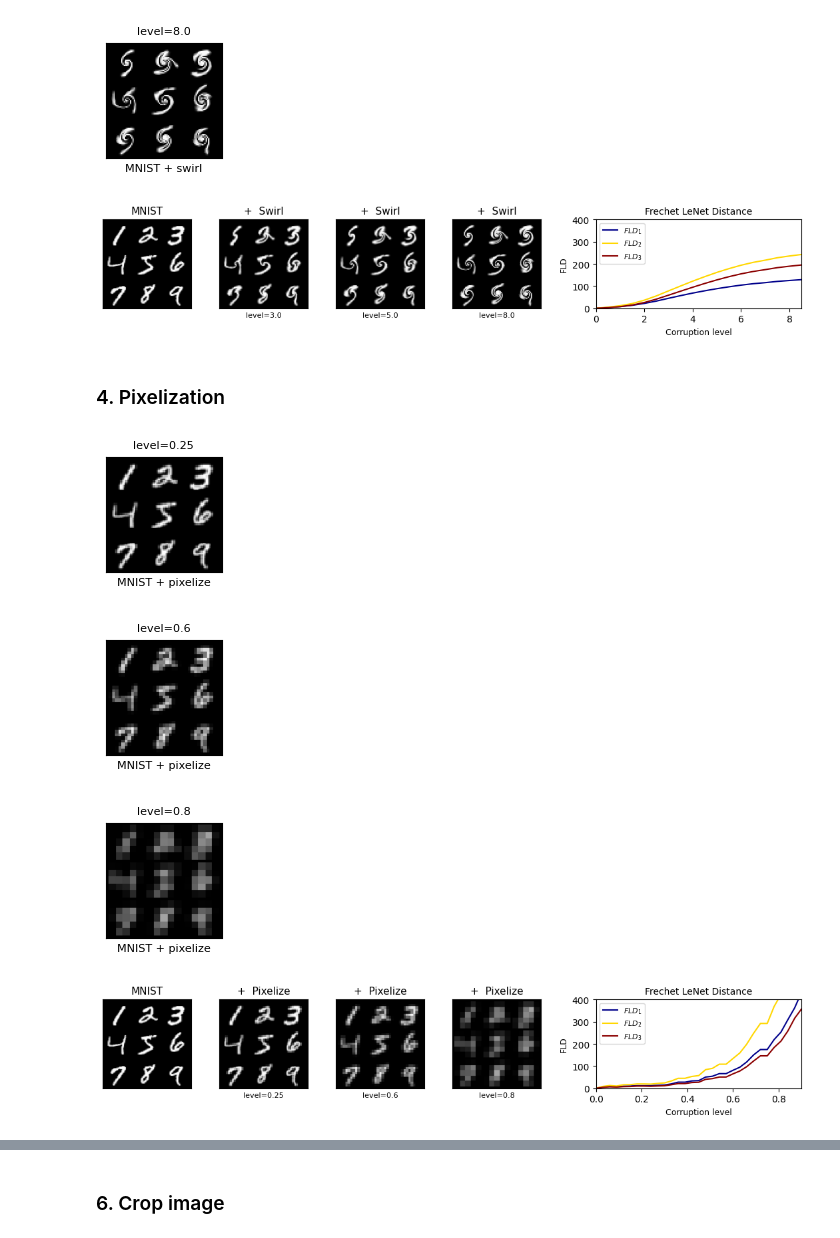
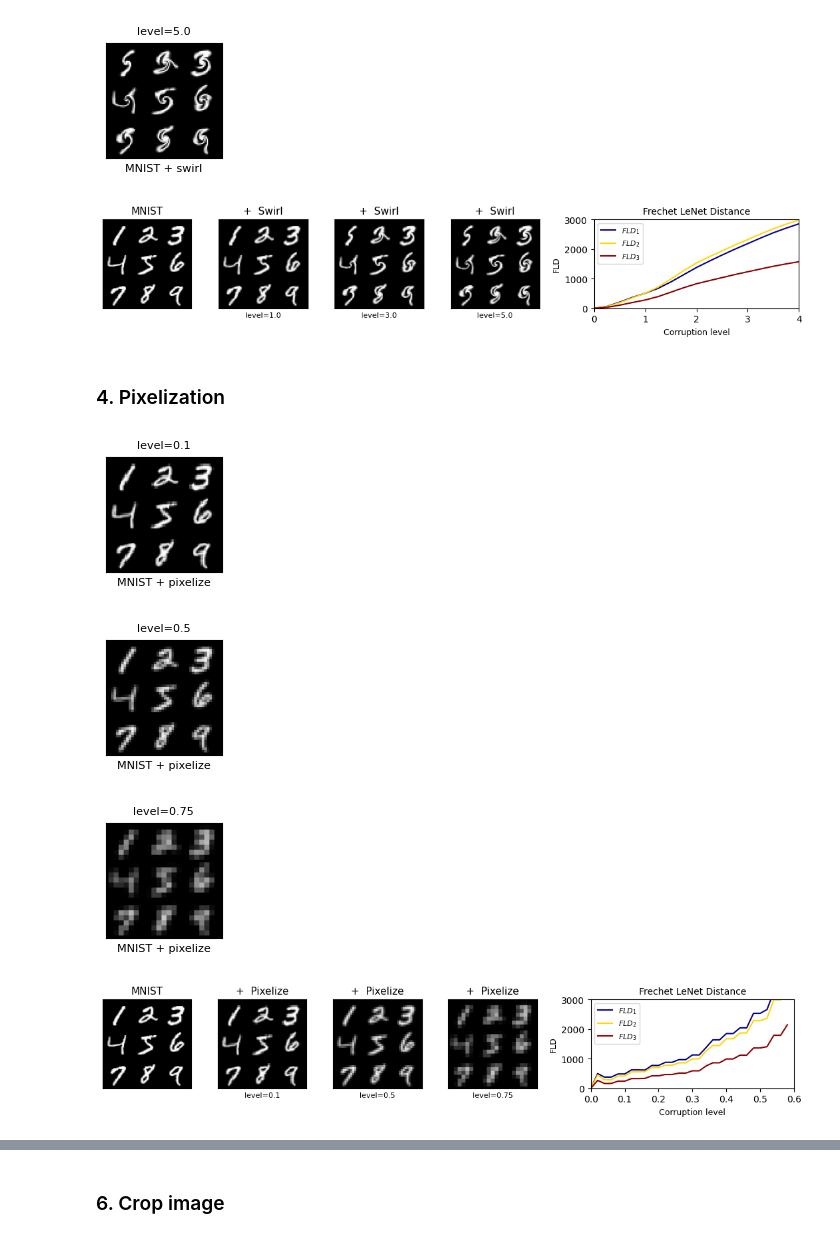
Before and after one commit to dfaroughy/FID-MNIST, a Jupyter notebook: example_MNIST.ipynb, the cells around one changed output, grey strips where cells are left out. Drawn from its saved outputs; the diff is of its cells as text; code cells hidden in the pictures.

```diff
--- a/example_MNIST.ipynb
+++ b/example_MNIST.ipynb
@@ -3,14 +3,15 @@
 # %%
 import torch
 import numpy as np
-from models import LeNet5
+from models import LeNet5, CNN
 from utils import plot_combined_with_mnist_grid
 from dataset import load_nist_data, get_test_samples
 from fcd import fld_NIST
+import  torch.nn as nn
 
 device = 'cuda:0'
-lenet = LeNet5(num_classes=10)
-lenet.load_state_dict(torch.load('models/LeNet5_MNIST.pth'))
+lenet = CNN(init_filters=32, dim_hidden=(256, 128), dropout=(0.25, 0.1), num_classes=10)
+lenet.load_state_dict(torch.load('models/CNN_v2_MNIST.pth'))
 lenet.eval()
 
 #...Load MNIST reference dataset
@@ -144,39 +145,39 @@ plot_combined_with_mnist_grid(samples=[digits, digits_swirl_1, digits_swirl_2, d
                               distortion='Swirl',
                               name='MNIST',
                               dist_levels=['', r'level={}'.format(swirl_level_1), r'level={}'.format(swirl_level_2), r'level={}'.format(swirl_level_3)],
-                              xlim=(0, 8.5),
-                              ylim=(0, 400),
+                              xlim=(0, 4.0),
+                              ylim=(0, 3000),
                               figsize=(11,2.25))
 # %% [output]
-[figure, old version]
+[figure, new version]
 # %% [markdown]
 ### 4. Pixelization
 # %%
 corruption = 'pixelize'
 
-pix_level_1 = 0.25
-pix_level_2 = 0.6
-pix_level_3 = 0.8
+pix_level_1 = 0.1
+pix_level_2 = 0.5
+pix_level_3 = 0.75
 
 digits_pix_1 = get_test_samples(name='MNIST', corruption=corruption, level=pix_level_1, plot=True)
 digits_pix_2 = get_test_samples(name='MNIST', corruption=corruption, level=pix_level_2, plot=True)
 digits_pix_3 = get_test_samples(name='MNIST', corruption=corruption, level=pix_level_3, plot=True)
 # %% [output]
-[figure, old version]
+[figure, new version]
-[figure, old version]
+[figure, new version]
-[figure, old version]
+[figure, new version]
 # %%
-fcd_1_pix = fld_NIST(model=lenet, name='MNIST', corruption=corruption, values=np.arange(0.0, 1, 0.03), activation_layer='fc1', device=device)
-fcd_2_pix = fld_NIST(model=lenet, name='MNIST', corruption=corruption, values=np.arange(0.0, 1, 0.03), activation_layer='fc2', device=device)
-fcd_3_pix = fld_NIST(model=lenet, name='MNIST', corruption=corruption, values=np.arange(0.0, 1, 0.03), activation_layer='fc3', device=device)
+fcd_1_pix = fld_NIST(model=lenet, name='MNIST', corruption=corruption, values=np.arange(0.0, .6, 0.02), activation_layer='fc1', device=device)
+fcd_2_pix = fld_NIST(model=lenet, name='MNIST', corruption=corruption, values=np.arange(0.0, .6, 0.02), activation_layer='fc2', device=device)
+fcd_3_pix = fld_NIST(model=lenet, name='MNIST', corruption=corruption, values=np.arange(0.0, .6, 0.02), activation_layer='fc3', device=device)
 # %%
 plot_combined_with_mnist_grid(samples=[digits, digits_pix_1, digits_pix_2, digits_pix_3],
                               fcd=[fcd_1_pix, fcd_2_pix, fcd_3_pix],
                               distortion='Pixelize',
                               name='MNIST',
                               dist_levels=['', r'level={}'.format(pix_level_1), r'level={}'.format(pix_level_2), r'level={}'.format(pix_level_3)],
-                              xlim=(0, 0.9),
-                              ylim=(0, 400),
+                              xlim=(0, 0.6),
+                              ylim=(0, 3000),
                               figsize=(11,2.25))
 # %% [output]
-[figure, old version]
+[figure, new version]
```
Also changed, not shown: parts of 13 cells of this notebook, 11 other files.
